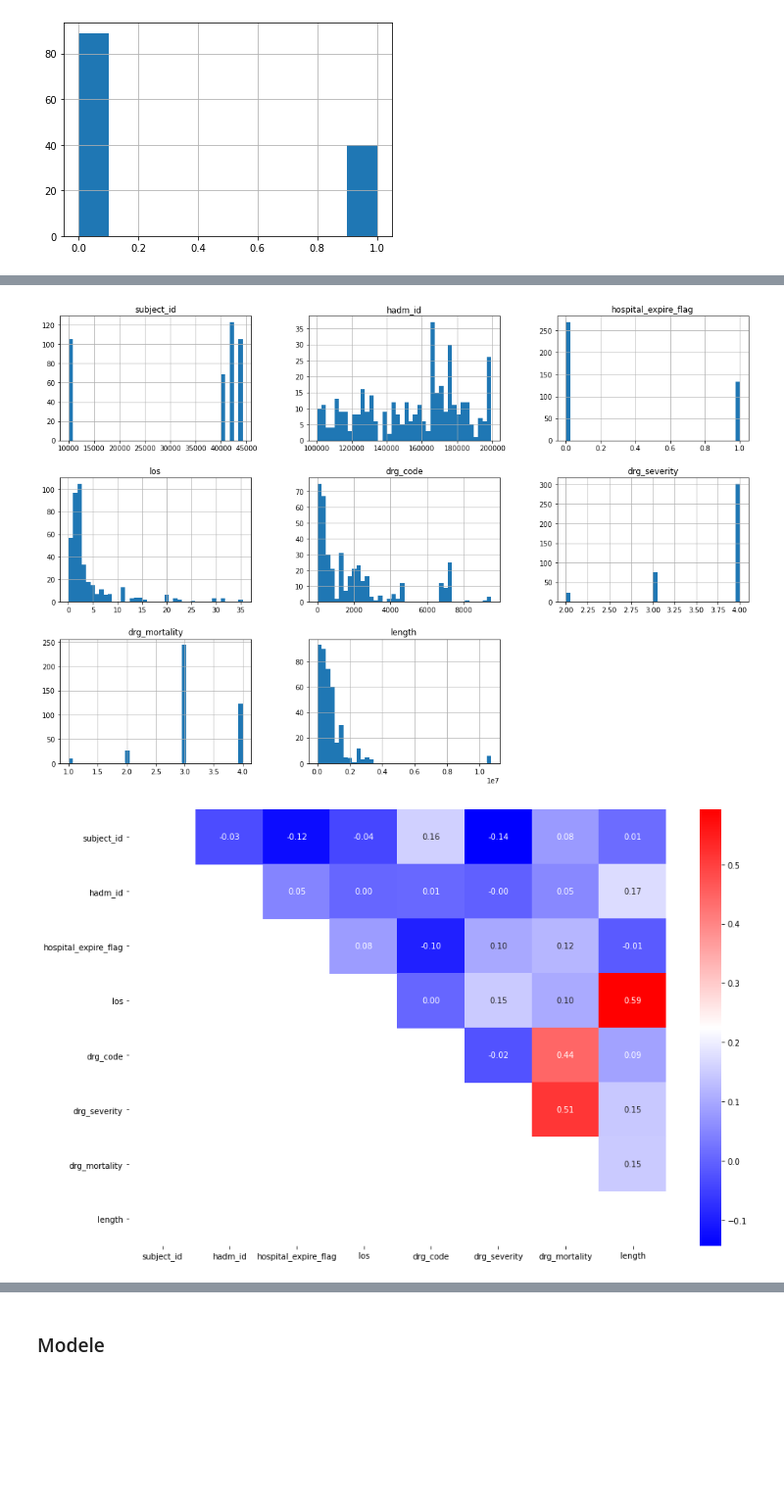
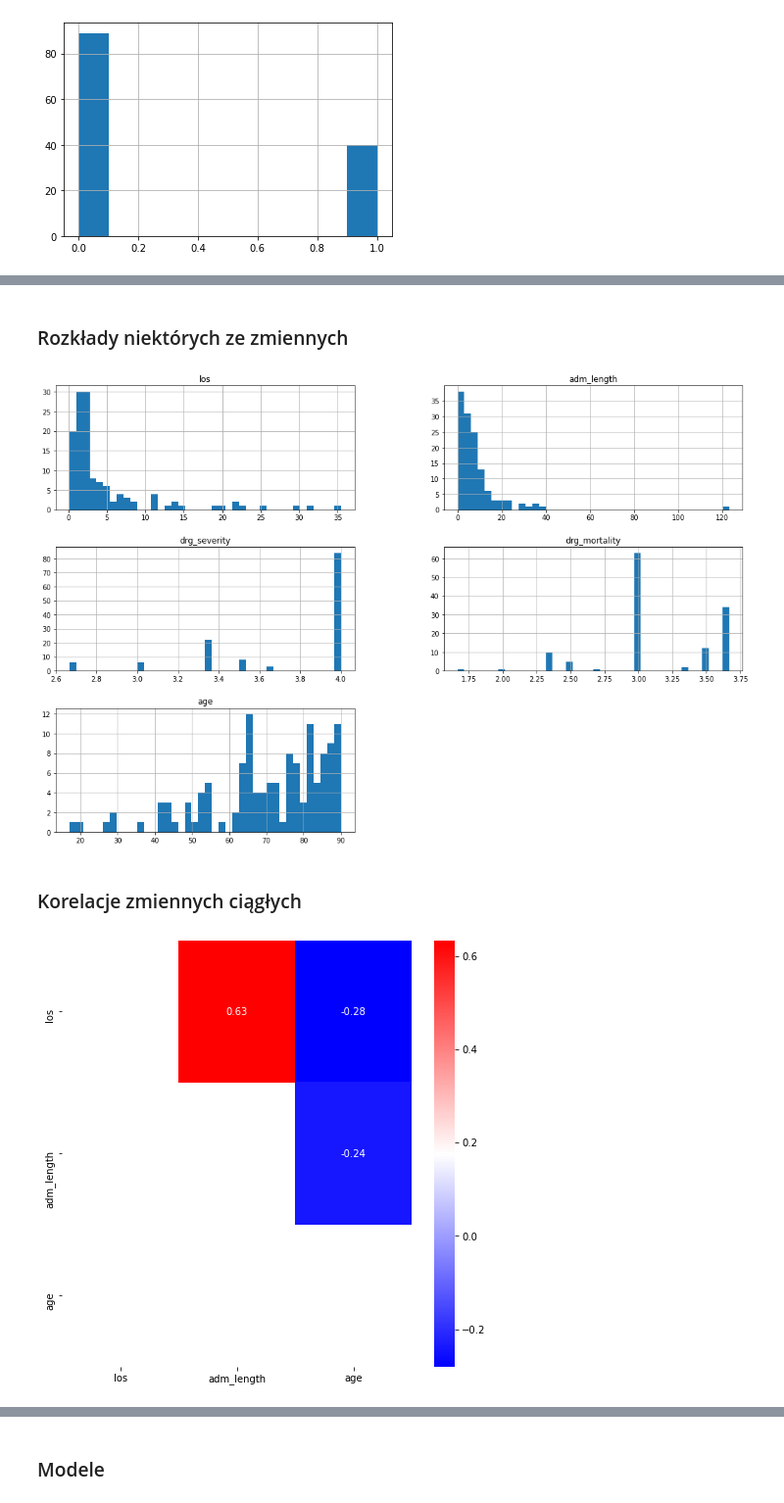
Before and after one commit to okcze/WB2021_projekt, a Jupyter notebook: PD3.ipynb, the cells around one changed output, grey strips where cells are left out. Shown at 98% size. Cells and saved outputs as stored; diff of their text form; code cells hidden in the pictures; blank space fills up the shorter version.

```diff
--- a/PD3.ipynb
+++ b/PD3.ipynb
@@ -70,7 +98,7 @@ patients_opt['gender'] = patients_opt['gender'].astype('category').cat.codes
 # %% [markdown]
 - services
 # %%
-encode = ['prev_service', 'curr_service']
+encode = ['curr_service']
 services_opt = encode_and_join(encode, services_opt)
 
 services_opt = services_opt.groupby(by = ['subject_id','hadm_id']).sum().reset_index().drop('row_id', axis = 1)
@@ -87,9 +115,6 @@ icustays_opt.shape
 # %% [markdown]
 - drgcodes
 # %%
-encode = ['drg_type']
-drgcodes_opt = encode_and_join(encode, drgcodes_opt)
-
 drgcodes_opt = drgcodes_opt.groupby(
     by = ['subject_id', 'hadm_id'])[['drg_severity', 'drg_mortality']].mean().join(
     drgcodes_opt.groupby(by = ['subject_id', 'hadm_id']).sum().drop(['drg_severity', 'drg_mortality'], axis = 1)
@@ -139,11 +164,14 @@ df2.interpretation_S.fillna(0, inplace=True)
 # %%
 from datetime import datetime
-
+#age
 df2['admittime'] =  pd.to_datetime(df2['admittime'], format='%Y-%m-%d')
+df2["dischtime"] = pd.to_datetime(df2['dischtime'], format='%Y-%m-%d')
 df2['dob'] =  pd.to_datetime(df2['dob'], format='%Y-%m-%d')
 length = df2["admittime"].apply(lambda x: x.year) - df2["dob"].apply(lambda x: x.year)
 df2['age'] = length
-# Patients who are older than 89 years old - 300 years
+#Patients who are older than 89 years old - 300 years
 df2.age = df2.age.replace(300, 90)
-
-df2 = df2.drop(['admittime', 'dob'], axis=1)
+#length of total admission
+length = df2["dischtime"] - df2["admittime"]
+df2['adm_length'] = length.dt.days
+df2 = df2.drop(['admittime', 'dob', 'dischtime'], axis=1)
@@ -286,0 +185,3 @@ enc_df
+# %%
+#Możemy usunąć kolumny ID
+df2 = df2.drop(['subject_id', 'hadm_id'],axis=1)
@@ -287,15 +200,18 @@ enc_df
+# %% [markdown]
+### Rozkłady niektórych ze zmiennych
 # %%
-df.hist(bins = 40, figsize=(18, 12))
-
+df2[['los', 'adm_length', 'drg_severity', 'drg_mortality', 'age']].hist(bins = 40, figsize=(18, 12))
 plt.show()
 # %% [output]
-[figure, old version]
+[figure, new version]
+# %% [markdown]
+### Korelacje zmiennych ciągłych
 # %%
-df_corr = df.corr()
+df_corr = df2[['los', 'adm_length', 'age']].corr()
 mask = np.triu(np.ones_like(df_corr, dtype=bool)).transpose()
 
-plt.subplots(figsize=(15,10))
+plt.subplots(figsize=(8, 8))
 sns.heatmap(df_corr, mask = mask, cmap = 'bwr', annot=True, fmt='.2f')
 plt.show()
 # %% [output]
-[figure, old version]
+[figure, new version]
```
Also changed, not shown: parts of 58 cells of this notebook.
